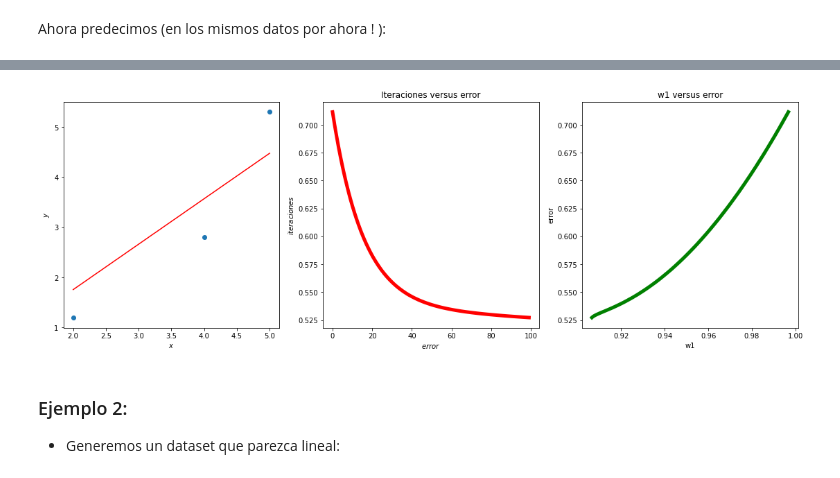
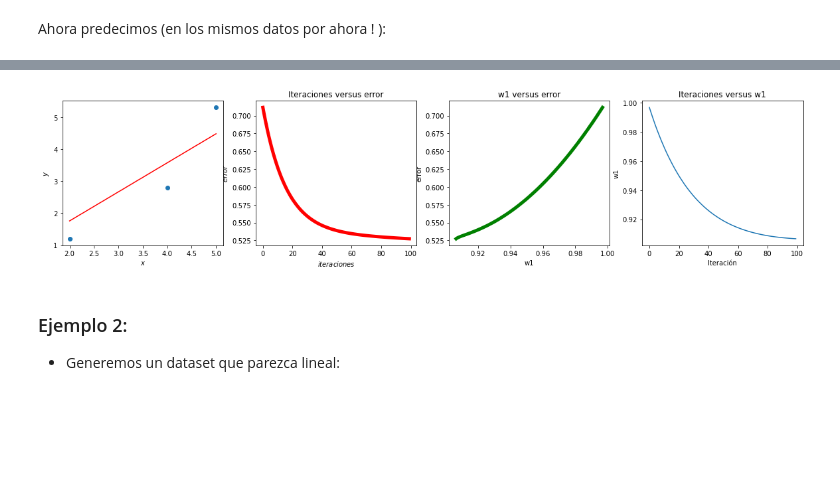
Before and after one commit to rpezoa/ML_Aplicado, a Jupyter notebook: clases/01_Introduccion_Regresion_Lineal.ipynb, the cells around one changed output, grey strips where cells are left out. Cells and saved outputs as stored; diff of their text form; code cells hidden in the pictures; blank space fills up the shorter version.

```diff
--- a/clases/01_Introduccion_Regresion_Lineal.ipynb
+++ b/clases/01_Introduccion_Regresion_Lineal.ipynb
@@ -222,25 +223,31 @@ Elapsed time: 0.04278993606567383 sgs.
 w_0: -0.05561955282686022 w_1: 0.9066065481905947
 # %%
-fig, (ax1, ax2, ax3) = plt.subplots(1, 3)
-fig.set_figheight(6)
-fig.set_figwidth(19)
-
+fig, (ax1, ax2, ax3, ax4) = plt.subplots(1, 4)
+fig.set_figheight(4)
+fig.set_figwidth(20)
 ax1.scatter(X,y)
 ax1.plot(X,y_pred,color="red")
 ax1.set_ylabel("$y$")
 ax1.set_xlabel("$x$")
+
 ax2.plot( error, color="red",linewidth=5)
-ax2.set_ylabel("$iteraciones$")
-ax2.set_xlabel("$error$")
+ax2.set_ylabel("$error$")
+ax2.set_xlabel("$iteraciones$")
 ax2.set_title("Iteraciones versus error")
+
 ax3.plot(w1_list, error, color="green",linewidth=5)
 ax3.set_title("w1 versus error")
 ax3.set_xlabel("w1")
 ax3.set_ylabel("error")
 
+ax4.plot(w1_list)
+ax4.set_title("Iteraciones versus w1")
+ax4.set_xlabel("Iteración")
+ax4.set_ylabel("w1")
+
 plt.show()
 # %% [output]
-[figure, old version]
+[figure, new version]
 # %% [markdown]
 ### Ejemplo 2:
 - Generemos un dataset que parezca lineal:
```
Also changed, not shown: parts of 13 cells of this notebook.
